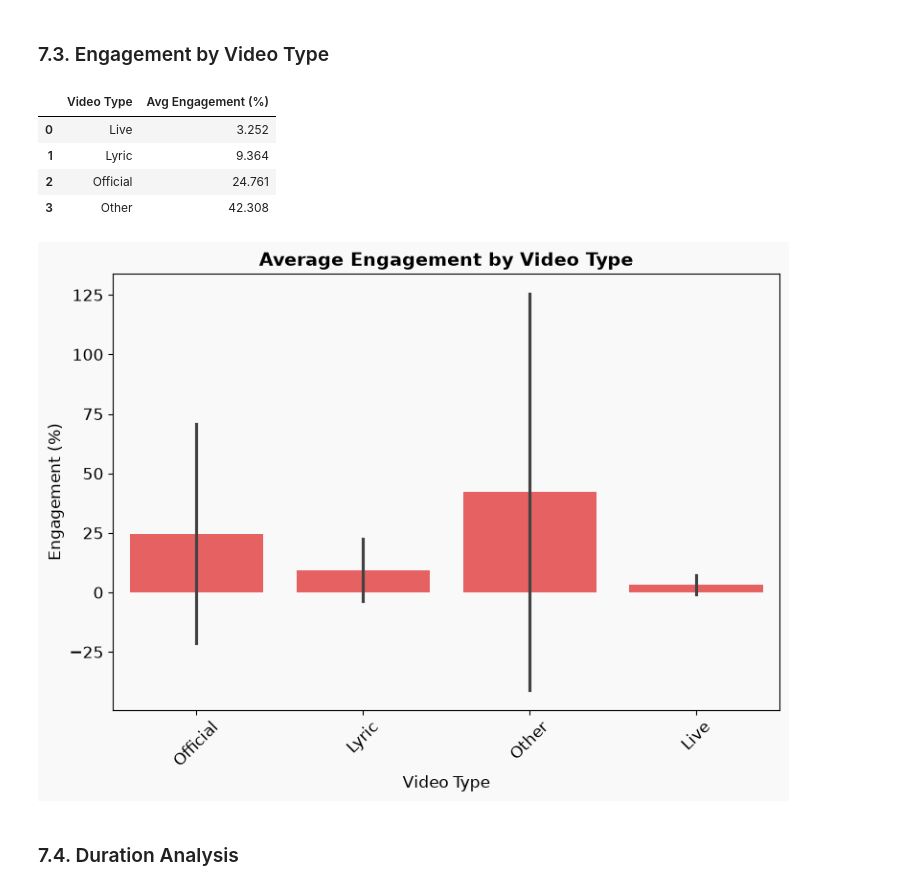
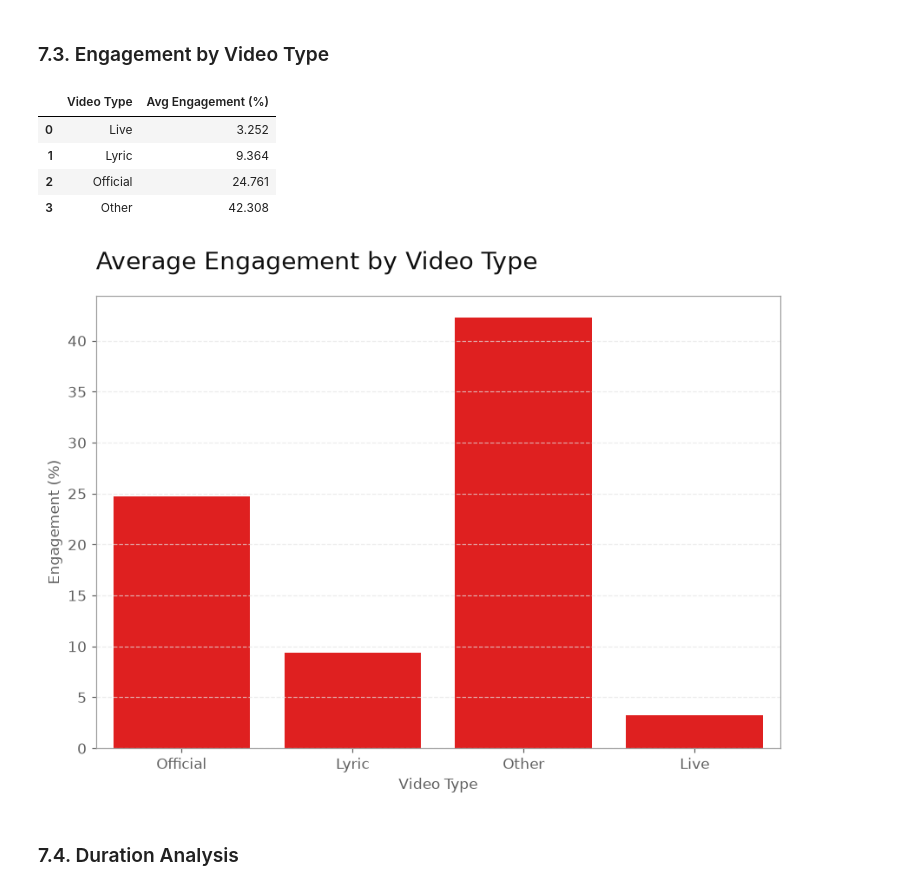
Before and after one commit to adroguetth/youtube-music-charts-intelligence, a Jupyter notebook: notebook_en/weekly/youtube_charts_2026-W46.ipynb, the cells around one changed output. Cells and saved outputs as stored; diff of their text form; code cells hidden in the pictures.

```diff
--- a/notebook_en/weekly/youtube_charts_2026-W46.ipynb
+++ b/notebook_en/weekly/youtube_charts_2026-W46.ipynb
@@ -584,13 +614,18 @@ table_views.columns = ['Video Type', 'Total Videos', 'Avg Views', 'Median Views'
 display(table_views)
 
 fig, ax = plt.subplots(figsize=(8, 6))
-fig.patch.set_facecolor('#F9F9F9')
-ax.set_facecolor('#F9F9F9')
-sns.barplot(data=df_video, x='video_type', y='views', ax=ax, color='#FC4B4C', errorbar='sd')
-ax.set_title('Average Views by Video Type', fontweight='bold', fontsize=14)
-ax.set_ylabel('Average Views', fontsize=12)
-ax.set_xlabel('Video Type', fontsize=12)
-plt.xticks(rotation=45)
+ax.set_facecolor(YT_BG)
+fig.patch.set_facecolor(YT_BG)
+sns.barplot(data=df_video, x='video_type', y='views', ax=ax, color=YT_RED, errorbar=None)
+ax.set_title('Average Views by Video Type', fontsize=18, color=YT_TEXT, loc='left', pad=20)
+ax.set_ylabel('Average Views', fontsize=11, color=YT_GRAY)
+ax.set_xlabel('Video Type', fontsize=11, color=YT_GRAY)
+
+for spine in ax.spines.values():
+    spine.set_color(BORDER_COLOR)
+    spine.set_linewidth(0.8)
+ax.tick_params(colors=YT_GRAY, labelsize=11)
+ax.yaxis.grid(True, color=YT_GRID, linestyle='--', alpha=0.7)
 plt.tight_layout()
 plt.show()
 # %% [output]
@@ -605,25 +640,30 @@ plt.show()
 # %%
 engagement_by_type = df_video.groupby('video_type')['engagement'].mean().reset_index()
 engagement_by_type.columns = ['Video Type', 'Avg Engagement (%)']
 display(engagement_by_type)
 
 fig, ax = plt.subplots(figsize=(8, 6))
-fig.patch.set_facecolor('#F9F9F9')
-ax.set_facecolor('#F9F9F9')
-sns.barplot(data=df_video, x='video_type', y='engagement', ax=ax, color='#FC4B4C', errorbar='sd')
-ax.set_title('Average Engagement by Video Type', fontweight='bold', fontsize=14)
-ax.set_ylabel('Engagement (%)', fontsize=12)
-ax.set_xlabel('Video Type', fontsize=12)
-plt.xticks(rotation=45)
+ax.set_facecolor(YT_BG)
+fig.patch.set_facecolor(YT_BG)
+sns.barplot(data=df_video, x='video_type', y='engagement', ax=ax, color=YT_RED, errorbar=None)
+ax.set_title('Average Engagement by Video Type', fontsize=18, color=YT_TEXT, loc='left', pad=20)
+ax.set_ylabel('Engagement (%)', fontsize=11, color=YT_GRAY)
+ax.set_xlabel('Video Type', fontsize=11, color=YT_GRAY)
+
+for spine in ax.spines.values():
+    spine.set_color(BORDER_COLOR)
+    spine.set_linewidth(0.8)
+ax.tick_params(colors=YT_GRAY, labelsize=11)
+ax.yaxis.grid(True, color=YT_GRID, linestyle='--', alpha=0.7)
 plt.tight_layout()
 plt.show()
 # %% [output]
 |  | Video Type | Avg Engagement (%) |
 | 0 | Live | 3.252 |
 | 1 | Lyric | 9.364 |
 | 2 | Official | 24.761 |
 | 3 | Other | 42.308 |
-[figure, old version]
+[figure, new version]
 # %% [markdown]
 ### 7.4. Duration Analysis
 # %%
```
Also changed, not shown: parts of 16 cells of this notebook, 1 other file.
